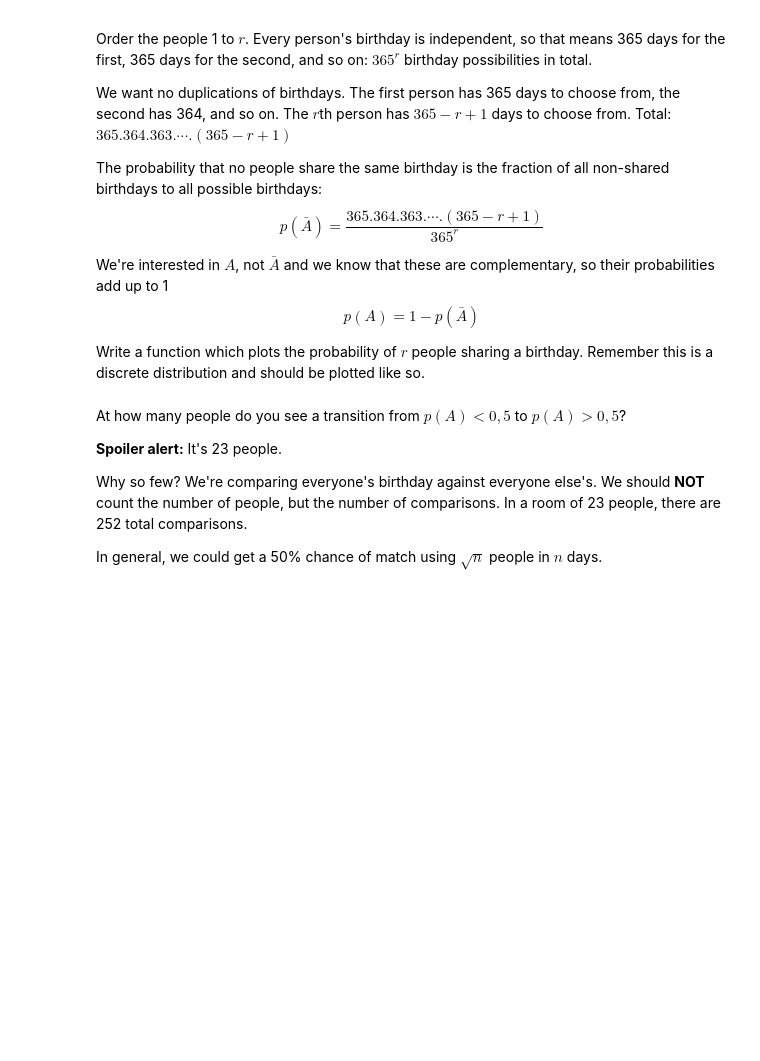
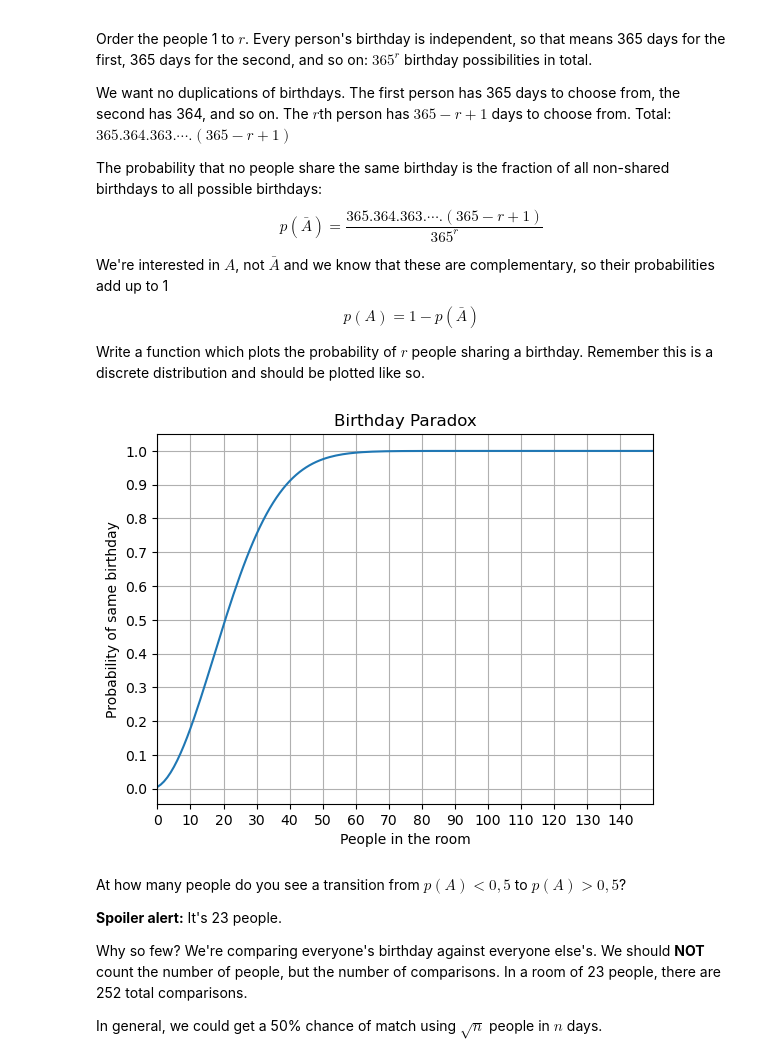
Before and after one commit to mstoychev/Math-Concepts-for-Developers, a Jupyter notebook: 5. Probability and Combinatorics/2. Exercises/Probability and Combinatorics Exercise.ipynb, the cells around one changed output. Drawn from its saved outputs; the diff is of its cells as text; code cells hidden in the pictures; blank space fills up the shorter version.

Commit message:
add birthday paradox

```diff
--- a/5. Probability and Combinatorics/2. Exercises/Probability and Combinatorics Exercise.ipynb
+++ b/5. Probability and Combinatorics/2. Exercises/Probability and Combinatorics Exercise.ipynb
@@ -276,14 +277,26 @@ Write a function which plots the probability of $r$ people sharing a birthday. R
 # %%
 def calculate_birthday_probability(r):
     """
     Returns the probability of r people sharing the same birthday. A year is
     supposed to have 365 days
     """
-    # Write your code here
-    pass
+    return 1 - math.e ** (-r ** 2 / (2 * 365))
+
 
 probabilities = [calculate_birthday_probability(r) for r in np.arange(2, 366)]
 # TODO: Plot the probability distribution
+plt.plot(probabilities)
+plt.xlim(0, 150)
+plt.xticks(np.arange(0, 150, 10))
+plt.yticks(np.arange(0, 1.1 , 0.1))
+
+plt.title('Birthday Paradox')
+plt.ylabel('Probability of same birthday')
+plt.xlabel('People in the room')
+plt.grid()
+plt.show()
+# %% [output]
+[figure, added]
 # %% [markdown]
 At how many people do you see a transition from $p(A) < 0,5$ to $p(A) > 0,5$?
 
```
Also changed, not shown: parts of 6 cells of this notebook.
